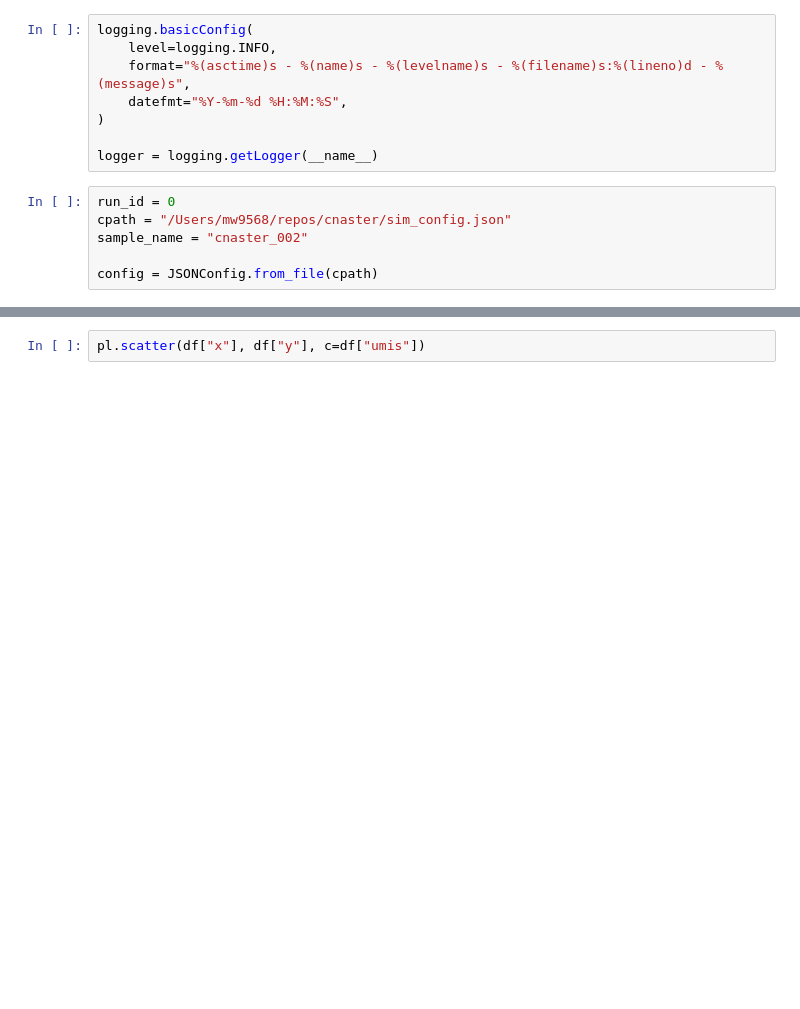
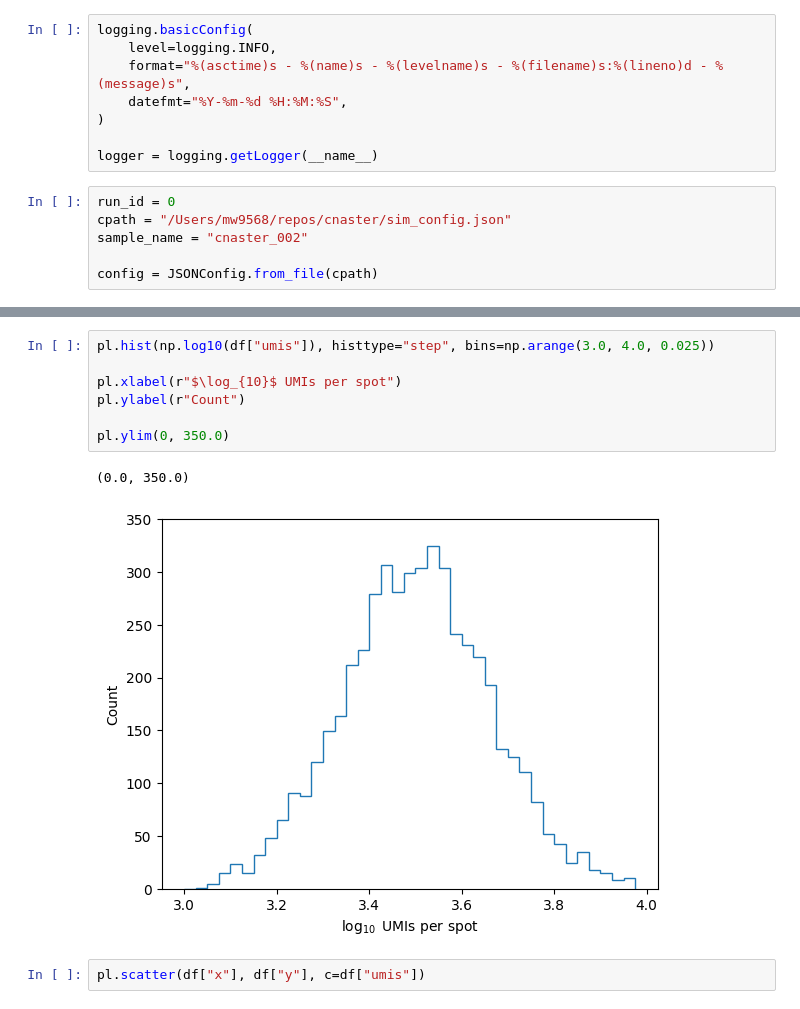
Before and after one commit to michaelJwilson/cnaster, a Jupyter notebook: docs/nb/sim_validation.ipynb, the cells around one changed output, grey strips where cells are left out. Drawn from its saved outputs; the diff is of its cells as text; blank space fills up the shorter version.

```diff
--- a/docs/nb/sim_validation.ipynb
+++ b/docs/nb/sim_validation.ipynb
@@ -46,6 +47,16 @@ df
 | 4898 | VIS04898 | 87.5 | 59.755753 | 2.5 | 3002 | 301 | 2 |
 | 4899 | VIS04899 | 88.5 | 59.755753 | 2.5 | 2583 | 310 | 2 |
 4900 rows × 7 columns
+# %%
+pl.hist(np.log10(df["umis"]), histtype="step", bins=np.arange(3.0, 4.0, 0.025))
+
+pl.xlabel(r"$\log_{10}$ UMIs per spot")
+pl.ylabel(r"Count")
+
+pl.ylim(0, 350.0)
+# %% [output]
+(0.0, 350.0)
+[figure, added]
 # %%
 pl.scatter(df["x"], df["y"], c=df["umis"])
 # %% [output]
```
Also changed, not shown: parts of 3 cells of this notebook.
